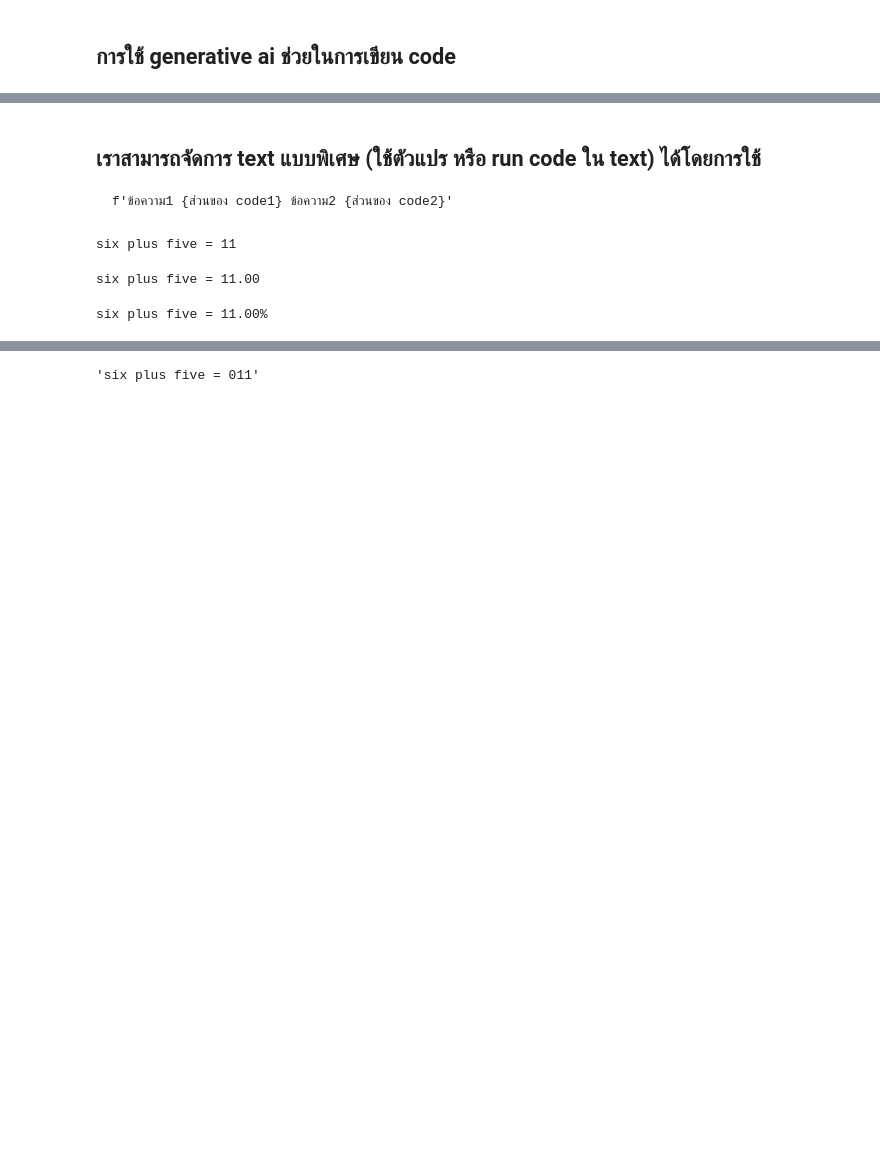
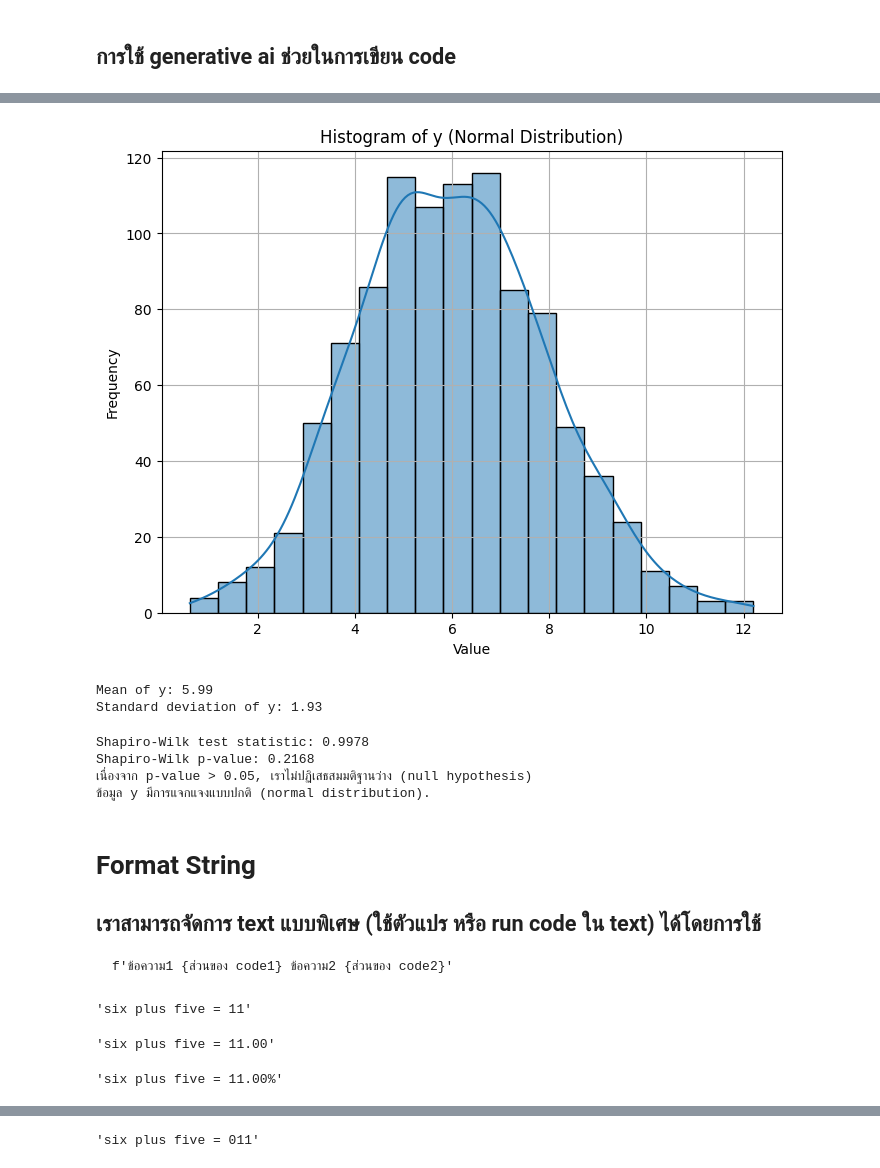
Before and after one commit to tohnperfect/MSC_DPDM_2025, a Jupyter notebook: Python101_(dpdm25).ipynb, the cells around one changed output, grey strips where cells are left out. Cells and saved outputs as stored; diff of their text form; code cells hidden in the pictures; blank space fills up the shorter version.

````diff
--- a/Python101_(dpdm25).ipynb
+++ b/Python101_(dpdm25).ipynb
@@ -104,19 +142,73 @@ print(x)
+# %%
+# prompt: # prompt: สุ่มตัวเลข 100 ตัว แบบ normal distribution โดยมี mean = 6 และ SD = 2 ใส่ตัวแปร y
+
+import numpy as np
+
+y = np.random.normal(loc=6, scale=2, size=1000)
+# %%
+# prompt: แสดง Histogram ของตัวแปร y เพื่อ แสดงว่า เป็นการแจกแจงแบบปกติ และมี mean=6 sd=2
+
+import numpy as np
+import matplotlib.pyplot as plt
+import seaborn as sns
+
+# แสดง Histogram ของตัวแปร y
+plt.figure(figsize=(8, 6))
+sns.histplot(y, kde=True, bins=20)
+plt.title('Histogram of y (Normal Distribution)')
+plt.xlabel('Value')
+plt.ylabel('Frequency')
+plt.grid(True)
+plt.show()
+
+# พิมพ์ค่าเฉลี่ย (mean) และค่าส่วนเบี่ยงเบนมาตรฐาน (standard deviation) ของ y
+print(f"Mean of y: {np.mean(y):.2f}")
+print(f"Standard deviation of y: {np.std(y):.2f}")
+# %% [output]
+[figure, added]
+Mean of y: 5.99
+Standard deviation of y: 1.93
+# %%
+# prompt: แสดงว่า y เป็น normal
+
+# ทดสอบความเป็น Normal ด้วย Shapiro-Wilk Test
+from scipy import stats
+
+shapiro_test = stats.shapiro(y)
+
+print(f"\nShapiro-Wilk test statistic: {shapiro_test.statistic:.4f}")
+print(f"Shapiro-Wilk p-value: {shapiro_test.pvalue:.4f}")
+
+# ตรวจสอบว่า p-value มากกว่า alpha (สมมติฐาน 0.05) หรือไม่
+alpha = 0.05
+if shapiro_test.pvalue > alpha:
+    print("เนื่องจาก p-value > 0.05, เราไม่ปฏิเสธสมมติฐานว่าง (null hypothesis)")
+    print("ข้อมูล y มีการแจกแจงแบบปกติ (normal distribution).")
+else:
+    print("เนื่องจาก p-value <= 0.05, เราปฏิเสธสมมติฐานว่าง (null hypothesis)")
+    print("ข้อมูล y ไม่มีการแจกแจงแบบปกติ (normal distribution).")
+# %% [output]
+Shapiro-Wilk test statistic: 0.9978
+Shapiro-Wilk p-value: 0.2168
+เนื่องจาก p-value > 0.05, เราไม่ปฏิเสธสมมติฐานว่าง (null hypothesis)
+ข้อมูล y มีการแจกแจงแบบปกติ (normal distribution).
 # %% [markdown]
+# Format String
 ## เราสามารถจัดการ text แบบพิเศษ (ใช้ตัวแปร หรือ run code ใน text) ได้โดยการใช้
 
 ```
 f'ข้อความ1 {ส่วนของ code1} ข้อความ2 {ส่วนของ code2}'
 ```
 # %%
-print(f'six plus five = {6+5}')
+f'six plus five = {6+5}'
 # %% [output]
-six plus five = 11
+'six plus five = 11'
 # %%
-print(f'six plus five = {6+5:.2f}') # .2f หมายถึงทำเป็นทศนิยม 2 ตำแหน่ง
+f'six plus five = {6+5:.2f}' # .2f หมายถึงทำเป็นทศนิยม 2 ตำแหน่ง
 # %% [output]
-six plus five = 11.00
+'six plus five = 11.00'
 # %%
-print(f'six plus five = {6+5:.2f}%') # % หมายถึงเป็น %
+f'six plus five = {6+5:.2f}%' # % หมายถึงเป็น %
 # %% [output]
-six plus five = 11.00%
+'six plus five = 11.00%'
 # %%
````
Also changed, not shown: parts of 48 cells of this notebook.
